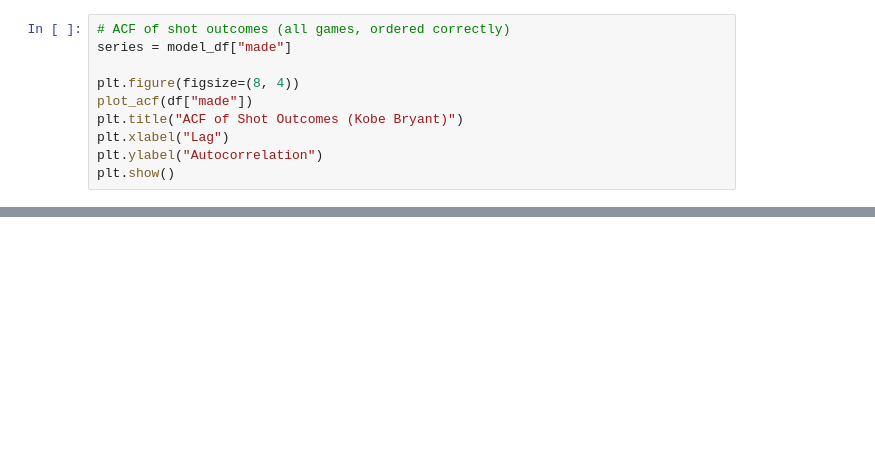
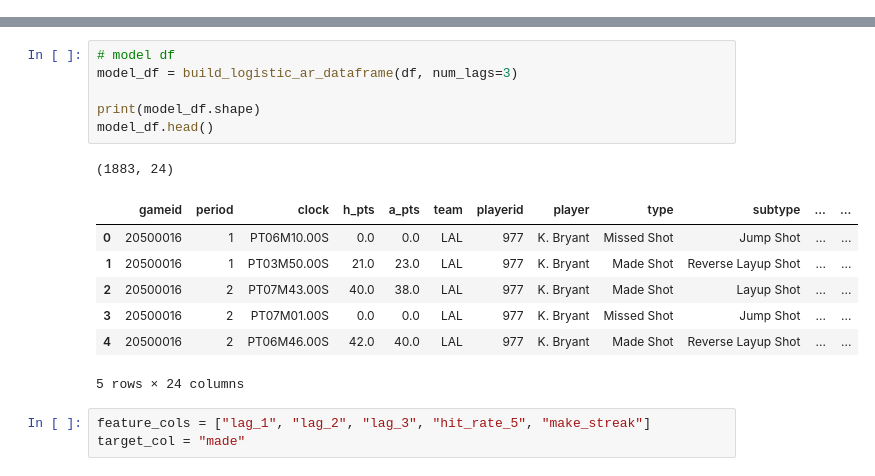
Before and after one commit to lilyhoffman/ds4420, a Jupyter notebook: hot_hands_time_series.ipynb, the cells around one changed output, grey strips where cells are left out. Cells and saved outputs as stored; diff of their text form; blank space fills up the shorter version.

```diff
--- a/hot_hands_time_series.ipynb
+++ b/hot_hands_time_series.ipynb
@@ -614,10 +0,0 @@ If a hot hand exists, we expect positive autocorrelation at small lags.
-# %%
-# ACF of shot outcomes (all games, ordered correctly)
-series = model_df["made"]
-
-plt.figure(figsize=(8, 4))
-plot_acf(df["made"])
-plt.title("ACF of Shot Outcomes (Kobe Bryant)")
-plt.xlabel("Lag")
-plt.ylabel("Autocorrelation")
-plt.show()
@@ -664,0 +168,18 @@ Lag 1 correlation: -0.018863456985004114
+# %%
+# model df
+model_df = build_logistic_ar_dataframe(df, num_lags=3)
+
+print(model_df.shape)
+model_df.head()
+# %% [output]
+(1883, 24)
+|  | gameid | period | clock | h_pts | a_pts | team | playerid | player | type | subtype | ... | ... |
+| 0 | 20500016 | 1 | PT06M10.00S | 0.0 | 0.0 | LAL | 977 | K. Bryant | Missed Shot | Jump Shot | ... | ... |
+| 1 | 20500016 | 1 | PT03M50.00S | 21.0 | 23.0 | LAL | 977 | K. Bryant | Made Shot | Reverse Layup Shot | ... | ... |
+| 2 | 20500016 | 2 | PT07M43.00S | 40.0 | 38.0 | LAL | 977 | K. Bryant | Made Shot | Layup Shot | ... | ... |
+| 3 | 20500016 | 2 | PT07M01.00S | 0.0 | 0.0 | LAL | 977 | K. Bryant | Missed Shot | Jump Shot | ... | ... |
+| 4 | 20500016 | 2 | PT06M46.00S | 42.0 | 40.0 | LAL | 977 | K. Bryant | Made Shot | Reverse Layup Shot | ... | ... |
+5 rows × 24 columns
+# %%
+feature_cols = ["lag_1", "lag_2", "lag_3", "hit_rate_5", "make_streak"]
+target_col = "made"
```
Also changed, not shown: parts of 63 cells of this notebook.
